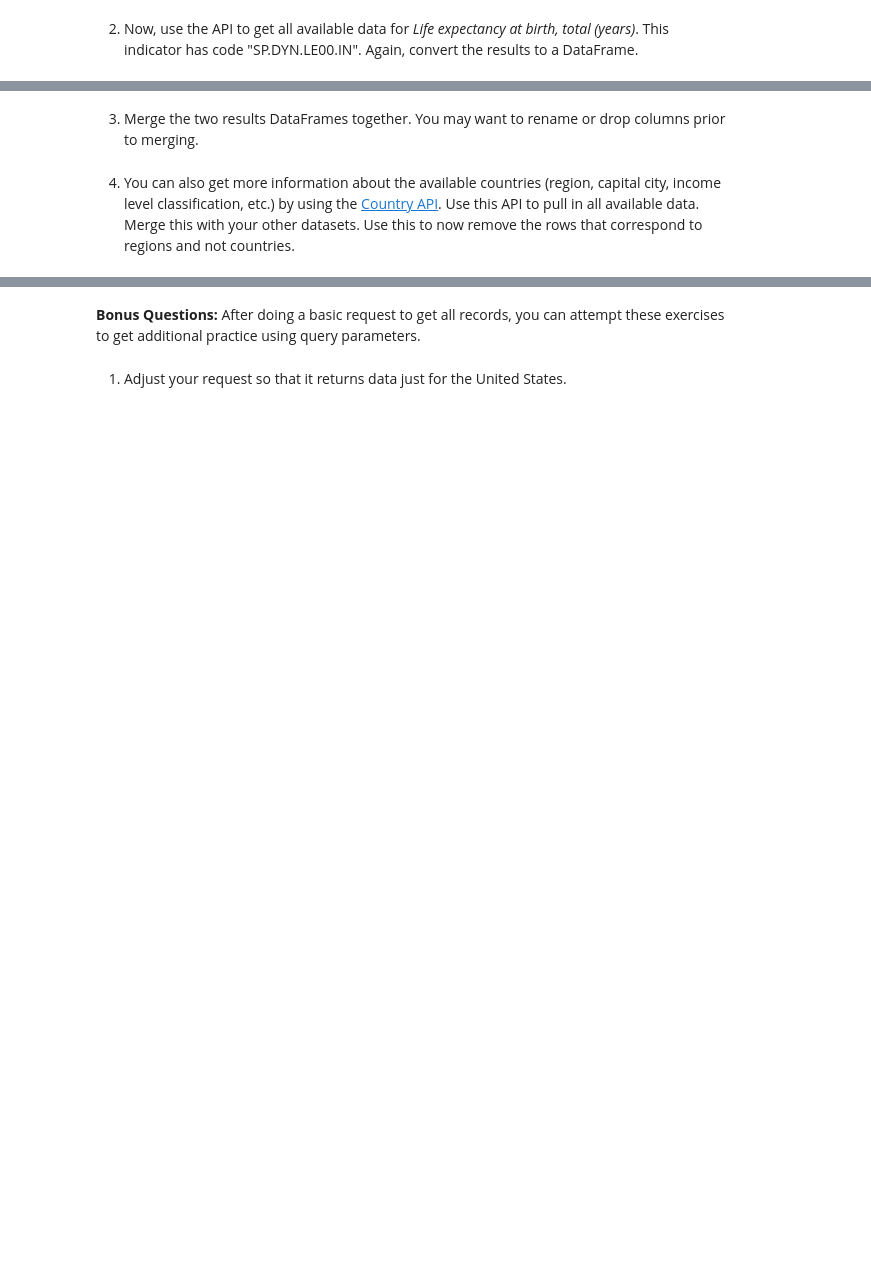
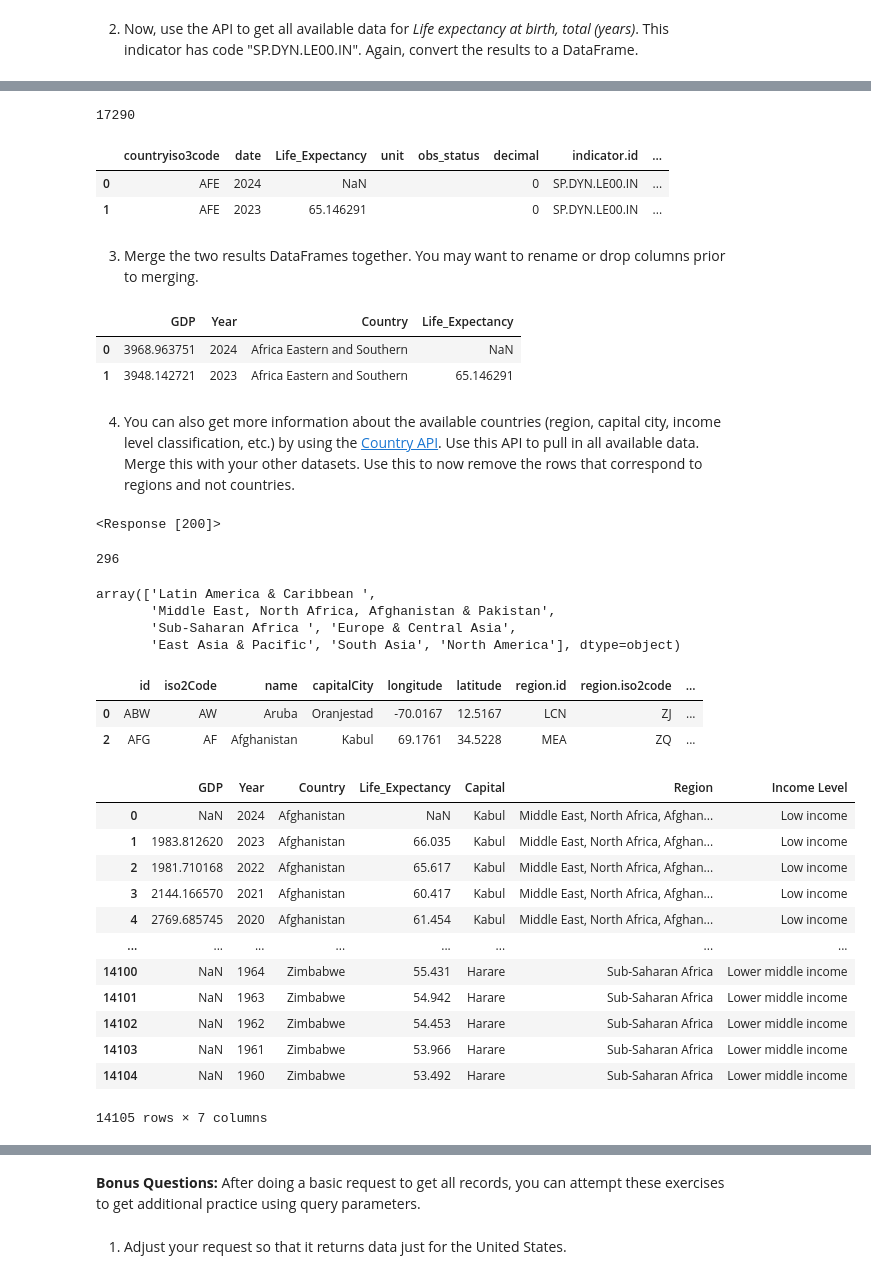
Before and after one commit to nss-data-science-cohort-9/apis-exercise-joshwtacker, a Jupyter notebook: notebooks/UNData API Exercise.ipynb, the cells around one changed output, grey strips where cells are left out. Cells and saved outputs as stored; diff of their text form; code cells hidden in the pictures; blank space fills up the shorter version.

```diff
--- a/notebooks/UNData API Exercise.ipynb
+++ b/notebooks/UNData API Exercise.ipynb
@@ -47,2 +61,15 @@ undf1.head(2)
+# %%
+res = response.json()
+len(res[1])
+# %% [output]
+17290
+# %%
+un_df_2 = pd.json_normalize(res[1])
+un_df_2 = un_df_2.rename(columns={"value" : "Life_Expectancy"})
+un_df_2.head(2)
+# %% [output]
+|  | countryiso3code | date | Life_Expectancy | unit | obs_status | decimal | indicator.id | ... |
+| 0 | AFE | 2024 | NaN |  |  | 0 | SP.DYN.LE00.IN | ... |
+| 1 | AFE | 2023 | 65.146291 |  |  | 0 | SP.DYN.LE00.IN | ... |
 # %% [markdown]
 3. Merge the two results DataFrames together. You may want to rename or drop columns prior to merging.
@@ -49,2 +82,63 @@ undf1.head(2)
+# %%
+un_merged_clean = un_merged_rough.rename(columns={"country.value" : "Country", "date" : "Year" })
+un_merged_clean.head(2)
+#renamed columns
+# %% [output]
+|  | GDP | Year | Country | Life_Expectancy |
+| 0 | 3968.963751 | 2024 | Africa Eastern and Southern | NaN |
+| 1 | 3948.142721 | 2023 | Africa Eastern and Southern | 65.146291 |
 # %% [markdown]
 4. You can also get more information about the available countries (region, capital city, income level classification, etc.) by using the [Country API](https://datahelpdesk.worldbank.org/knowledgebase/articles/898590-country-api-queries). Use this API to pull in all available data. Merge this with your other datasets. Use this to now remove the rows that correspond to regions and not countries.
+# %%
+endpoint = 'https://api.worldbank.org/v2/country/'
+params = {
+    'format' : 'json',
+    'Per_page': '20000',
+}
+
+response = requests.get(endpoint, params=params)
+response
+# %% [output]
+<Response [200]>
+# %%
+res = response.json()
+len(res[1])
+# %% [output]
+296
+# %%
+country_region = pd.json_normalize(res[1])
+country_region_clean = country_region[country_region['region.id'] != "NA"]
+# %%
+country_region_clean['region.value'].unique()
+# %% [output]
+array(['Latin America & Caribbean ',
+       'Middle East, North Africa, Afghanistan & Pakistan',
+       'Sub-Saharan Africa ', 'Europe & Central Asia',
+       'East Asia & Pacific', 'South Asia', 'North America'], dtype=object)
+# %%
+country_region_clean.head(2)
+# %% [output]
+|  | id | iso2Code | name | capitalCity | longitude | latitude | region.id | region.iso2code | ... |
+| 0 | ABW | AW | Aruba | Oranjestad | -70.0167 | 12.5167 | LCN | ZJ | ... |
+| 2 | AFG | AF | Afghanistan | Kabul | 69.1761 | 34.5228 | MEA | ZQ | ... |
+# %%
+country_region_clean = country_region_clean.rename( columns = {'name':'Country'})
+cr_for_merge = country_region_clean[['Country', 'capitalCity', 'region.value', 'incomeLevel.value']]
+# %%
+gdp_le_region = pd.merge(un_merged_clean, cr_for_merge, on = "Country", how= "inner")
+gdp_le_region = gdp_le_region.rename (columns= {'region.value': 'Region', 'incomeLevel.value':"Income Level", 'capitalCity': "Capital"})
+gdp_le_region
+# %% [output]
+|  | GDP | Year | Country | Life_Expectancy | Capital | Region | Income Level |
+| 0 | NaN | 2024 | Afghanistan | NaN | Kabul | Middle East, North Africa, Afghan... | Low income |
+| 1 | 1983.812620 | 2023 | Afghanistan | 66.035 | Kabul | Middle East, North Africa, Afghan... | Low income |
+| 2 | 1981.710168 | 2022 | Afghanistan | 65.617 | Kabul | Middle East, North Africa, Afghan... | Low income |
+| 3 | 2144.166570 | 2021 | Afghanistan | 60.417 | Kabul | Middle East, North Africa, Afghan... | Low income |
+| 4 | 2769.685745 | 2020 | Afghanistan | 61.454 | Kabul | Middle East, North Africa, Afghan... | Low income |
+| ... | ... | ... | ... | ... | ... | ... | ... |
+| 14100 | NaN | 1964 | Zimbabwe | 55.431 | Harare | Sub-Saharan Africa | Lower middle income |
+| 14101 | NaN | 1963 | Zimbabwe | 54.942 | Harare | Sub-Saharan Africa | Lower middle income |
+| 14102 | NaN | 1962 | Zimbabwe | 54.453 | Harare | Sub-Saharan Africa | Lower middle income |
+| 14103 | NaN | 1961 | Zimbabwe | 53.966 | Harare | Sub-Saharan Africa | Lower middle income |
+| 14104 | NaN | 1960 | Zimbabwe | 53.492 | Harare | Sub-Saharan Africa | Lower middle income |
+14105 rows × 7 columns
```
Also changed, not shown: parts of 7 cells of this notebook.
